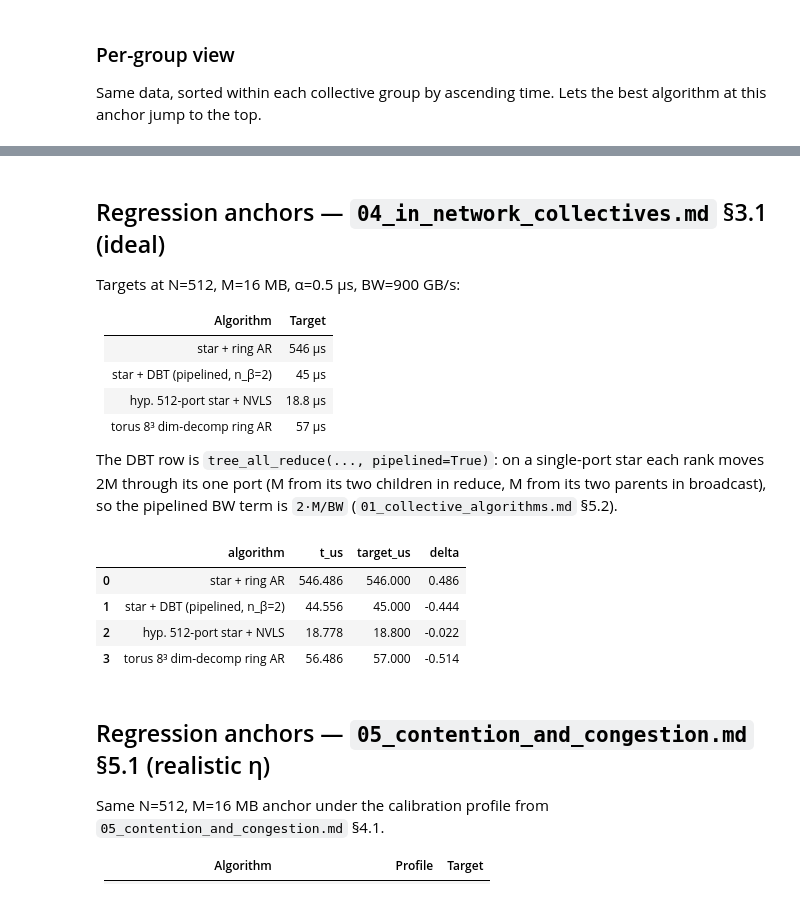
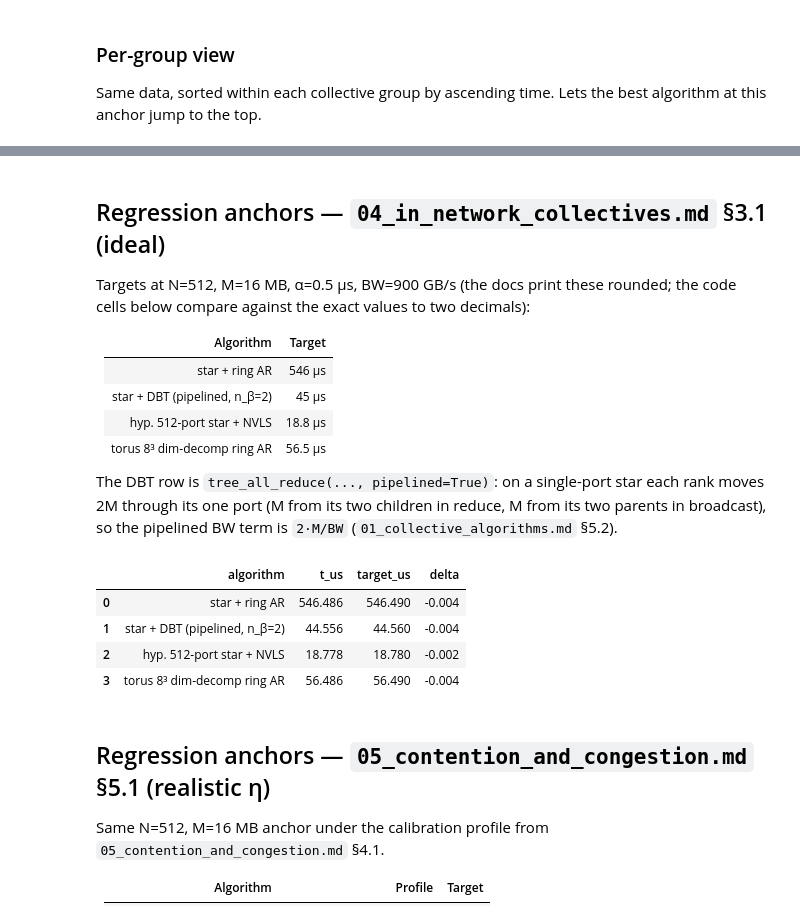
Before and after one commit to spiceMonkey/collective-comm, a Jupyter notebook: code/notebooks/00_api_enumeration.ipynb, the cells around one changed output, grey strips where cells are left out. Cells and saved outputs as stored; diff of their text form; code cells hidden in the pictures.

```diff
--- a/code/notebooks/00_api_enumeration.ipynb
+++ b/code/notebooks/00_api_enumeration.ipynb
@@ -107,38 +107,38 @@ Hierarchical     hierarchical_all_reduce_ring_ring    120.750 ring inner + ring
 # %% [markdown]
 ## Regression anchors — `04_in_network_collectives.md` §3.1 (ideal)
 
-Targets at N=512, M=16 MB, α=0.5 μs, BW=900 GB/s:
+Targets at N=512, M=16 MB, α=0.5 μs, BW=900 GB/s (the docs print these rounded; the code cells below compare against the exact values to two decimals):
 
 | Algorithm | Target |
 |---|---|
 | star + ring AR | 546 μs |
 | star + DBT (pipelined, n_β=2) | 45 μs |
 | hyp. 512-port star + NVLS | 18.8 μs |
-| torus 8³ dim-decomp ring AR | 57 μs |
+| torus 8³ dim-decomp ring AR | 56.5 μs |
 
 The DBT row is `tree_all_reduce(..., pipelined=True)`: on a single-port star each rank moves 2M through its one port (M from its two children in reduce, M from its two parents in broadcast), so the pipelined BW term is `2·M/BW` (`01_collective_algorithms.md` §5.2).
 # %%
 M, G, alpha, bw = anchors.M, anchors.G, anchors.alpha, anchors.bw
 
 ladder_ideal = [
     ('star + ring AR',
-     to_us(cc.ring_all_reduce(M, G, alpha, bw)),                         546.0),
+     to_us(cc.ring_all_reduce(M, G, alpha, bw)),                         546.49),
     ('star + DBT (pipelined, n_β=2)',
-     to_us(cc.tree_all_reduce(M, G, alpha, bw, pipelined=True)),         45.0),
+     to_us(cc.tree_all_reduce(M, G, alpha, bw, pipelined=True)),         44.56),
     ('hyp. 512-port star + NVLS',
-     to_us(cc.inc_all_reduce(M, alpha, bw)),                             18.8),
+     to_us(cc.inc_all_reduce(M, alpha, bw)),                             18.78),
     ('torus 8³ dim-decomp ring AR',
-     to_us(cc.torus_all_reduce(M, anchors.dims, alpha, bw)),             57.0),
+     to_us(cc.torus_all_reduce(M, anchors.dims, alpha, bw)),             56.49),
 ]
 ideal_df = pd.DataFrame(ladder_ideal, columns=['algorithm', 't_us', 'target_us'])
 ideal_df['delta'] = ideal_df['t_us'] - ideal_df['target_us']
 ideal_df
 # %% [output]
 |  | algorithm | t_us | target_us | delta |
-| 0 | star + ring AR | 546.486 | 546.000 | 0.486 |
-| 1 | star + DBT (pipelined, n_β=2) | 44.556 | 45.000 | -0.444 |
-| 2 | hyp. 512-port star + NVLS | 18.778 | 18.800 | -0.022 |
-| 3 | torus 8³ dim-decomp ring AR | 56.486 | 57.000 | -0.514 |
+| 0 | star + ring AR | 546.486 | 546.490 | -0.004 |
+| 1 | star + DBT (pipelined, n_β=2) | 44.556 | 44.560 | -0.004 |
+| 2 | hyp. 512-port star + NVLS | 18.778 | 18.780 | -0.002 |
+| 3 | torus 8³ dim-decomp ring AR | 56.486 | 56.490 | -0.004 |
 # %% [markdown]
 ## Regression anchors — `05_contention_and_congestion.md` §5.1 (realistic η)
 
```
Also changed, not shown: parts of 6 cells of this notebook, 20 other files.
